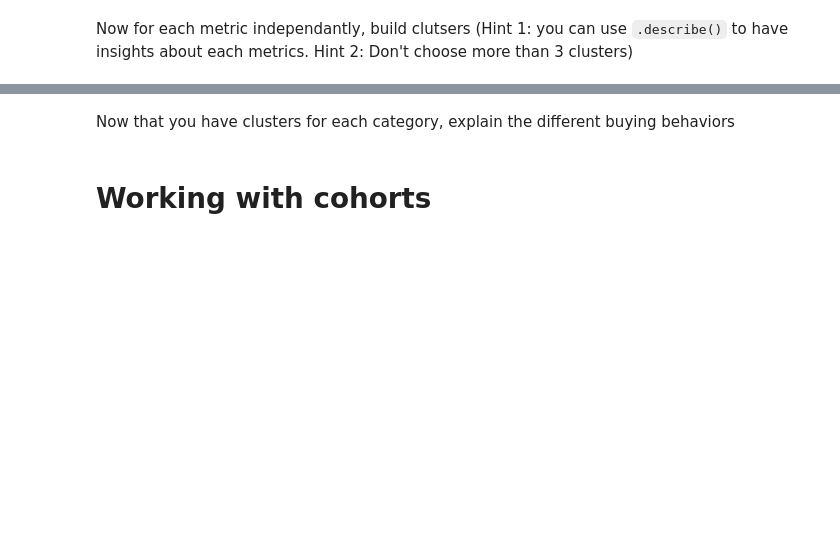
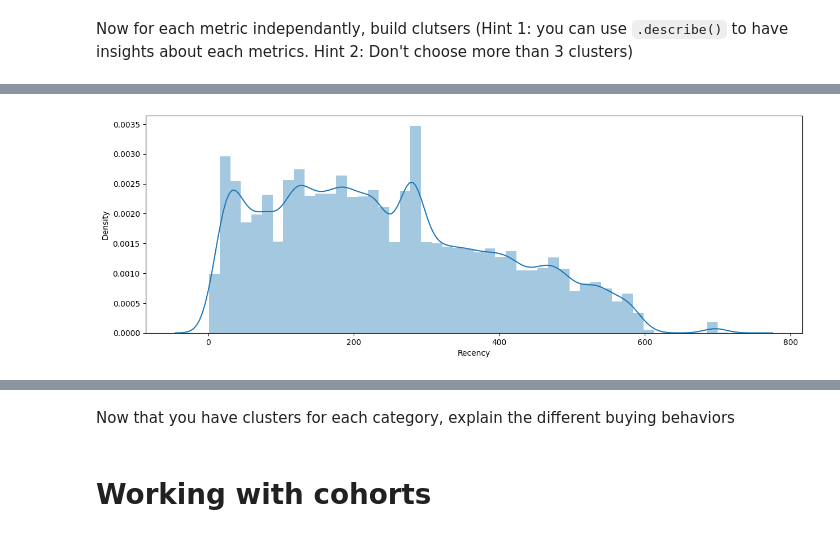
Before and after one commit to kamelbenabdelkader/rfm_clustering_arturo, a Jupyter notebook: notebook/01_RFM_ecommerce_kamel.ipynb, the cells around one changed output, grey strips where cells are left out. Drawn from its saved outputs; the diff is of its cells as text; code cells hidden in the pictures; blank space fills up the shorter version.

```diff
--- a/notebook/01_RFM_ecommerce_kamel.ipynb
+++ b/notebook/01_RFM_ecommerce_kamel.ipynb
@@ -233,0 +508,4 @@ Now for each metric independantly, build clutsers (Hint 1: you can use `.describ
+# %%
+ax = sns.distplot(df_rfm['Recency'])
+# %% [output]
+[figure, added]
```
Also changed, not shown: parts of 99 cells of this notebook, 29 other files.
